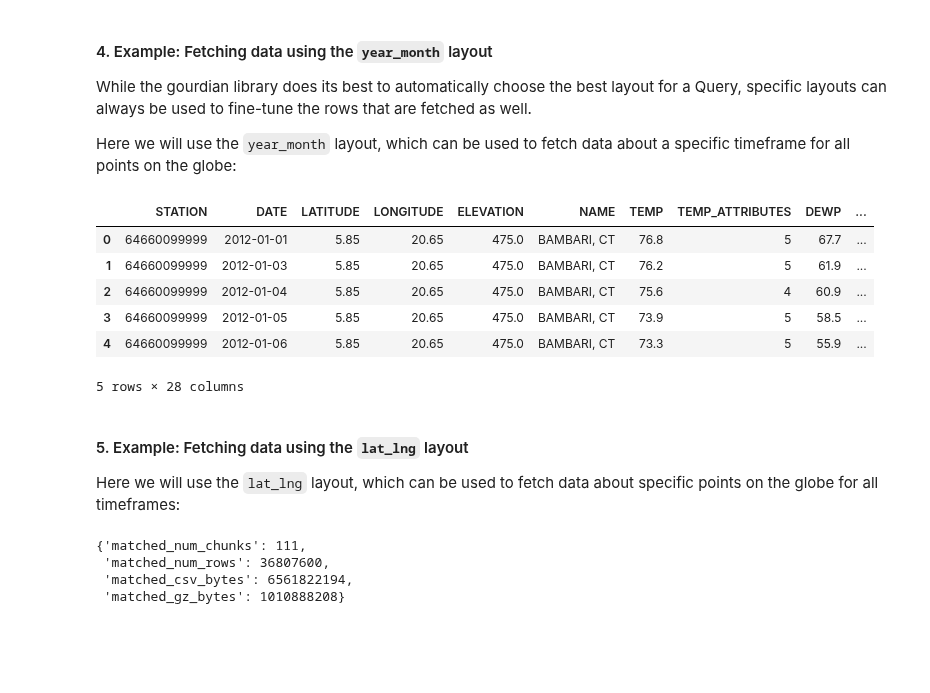
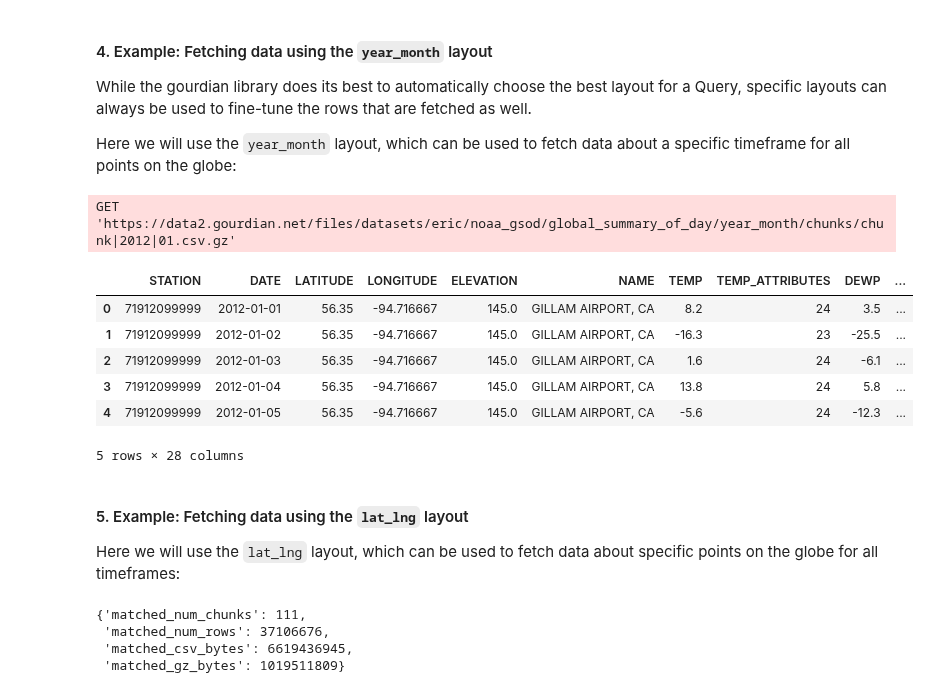
Before and after one commit to gourdian/gourdian, a Jupyter notebook: notebooks/howto_gourdian_in_python.ipynb, the cells around one changed output. Cells and saved outputs as stored; diff of their text form; code cells hidden in the pictures; blank space fills up the shorter version.

```diff
--- a/notebooks/howto_gourdian_in_python.ipynb
+++ b/notebooks/howto_gourdian_in_python.ipynb
@@ -447,31 +446,32 @@ While the gourdian library does its best to automatically choose the best layout
 Here we will use the `year_month` layout, which can be used to fetch data about a specific timeframe for all points on the globe:
 # %%
 match = local_df.gourdian.match(
-    endpointer='eric/noaa.global_summary_of_day@year_month',
+    endpointer='eric/noaa_gsod.global_summary_of_day@year_month',
     how={
     'CRASH DATE': gtypes.Datetime.Year,
     'LATITUDE': gtypes.Point.Latitude,
     'LONGITUDE': gtypes.Point.Longitude,
     },
 )
 # For performance, paginate through the dataframes and render just the first one. The full dataframe is big!
 dfs = match.dfs()
 next(dfs).head()
 # %% [output]
+GET 'https://data2.gourdian.net/files/datasets/eric/noaa_gsod/global_summary_of_day/year_month/chunks/chunk|2012|01.csv.gz'
 |  | STATION | DATE | LATITUDE | LONGITUDE | ELEVATION | NAME | TEMP | TEMP_ATTRIBUTES | DEWP | ... |
-| 0 | 64660099999 | 2012-01-01 | 5.85 | 20.65 | 475.0 | BAMBARI, CT | 76.8 | 5 | 67.7 | ... |
-| 1 | 64660099999 | 2012-01-03 | 5.85 | 20.65 | 475.0 | BAMBARI, CT | 76.2 | 5 | 61.9 | ... |
-| 2 | 64660099999 | 2012-01-04 | 5.85 | 20.65 | 475.0 | BAMBARI, CT | 75.6 | 4 | 60.9 | ... |
-| 3 | 64660099999 | 2012-01-05 | 5.85 | 20.65 | 475.0 | BAMBARI, CT | 73.9 | 5 | 58.5 | ... |
-| 4 | 64660099999 | 2012-01-06 | 5.85 | 20.65 | 475.0 | BAMBARI, CT | 73.3 | 5 | 55.9 | ... |
+| 0 | 71912099999 | 2012-01-01 | 56.35 | -94.716667 | 145.0 | GILLAM AIRPORT, CA | 8.2 | 24 | 3.5 | ... |
+| 1 | 71912099999 | 2012-01-02 | 56.35 | -94.716667 | 145.0 | GILLAM AIRPORT, CA | -16.3 | 23 | -25.5 | ... |
+| 2 | 71912099999 | 2012-01-03 | 56.35 | -94.716667 | 145.0 | GILLAM AIRPORT, CA | 1.6 | 24 | -6.1 | ... |
+| 3 | 71912099999 | 2012-01-04 | 56.35 | -94.716667 | 145.0 | GILLAM AIRPORT, CA | 13.8 | 24 | 5.8 | ... |
+| 4 | 71912099999 | 2012-01-05 | 56.35 | -94.716667 | 145.0 | GILLAM AIRPORT, CA | -5.6 | 24 | -12.3 | ... |
-5 rows × 28 columns
+5 rows × 28 columns
 # %% [markdown]
 #### 5. Example: Fetching data using the `lat_lng` layout
 
 Here we will use the `lat_lng` layout, which can be used to fetch data about specific points on the globe for all timeframes:
 # %%
 match = local_df.gourdian.match(
-    endpointer='eric/noaa.global_summary_of_day@year_month',
+    endpointer='eric/noaa_gsod.global_summary_of_day@year_month',
     how={
     'CRASH DATE': gtypes.Datetime.Year,
     'LATITUDE': gtypes.Point.Latitude,
@@ -482,6 +482,6 @@ match = local_df.gourdian.match(
 match.fetch_all_stats()
 # %% [output]
 {'matched_num_chunks': 111,
- 'matched_num_rows': 36807600,
- 'matched_csv_bytes': 6561822194,
- 'matched_gz_bytes': 1010888208}
+ 'matched_num_rows': 37106676,
+ 'matched_csv_bytes': 6619436945,
+ 'matched_gz_bytes': 1019511809}
```
Also changed, not shown: parts of 13 cells of this notebook, 1 other file.
